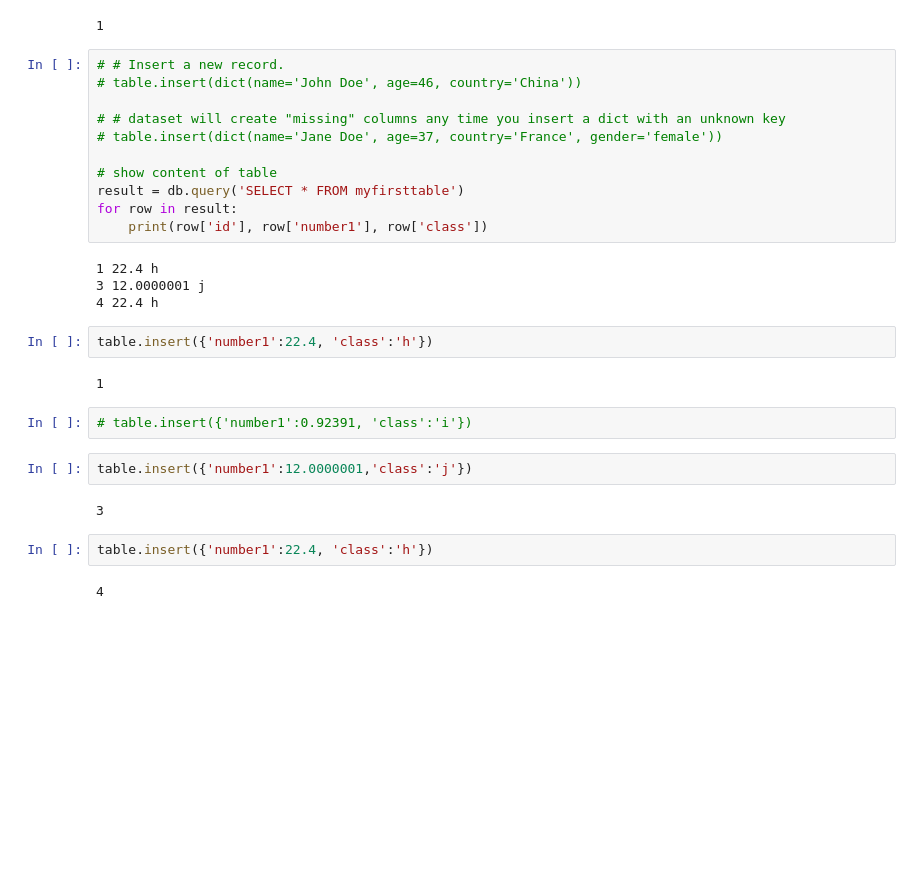
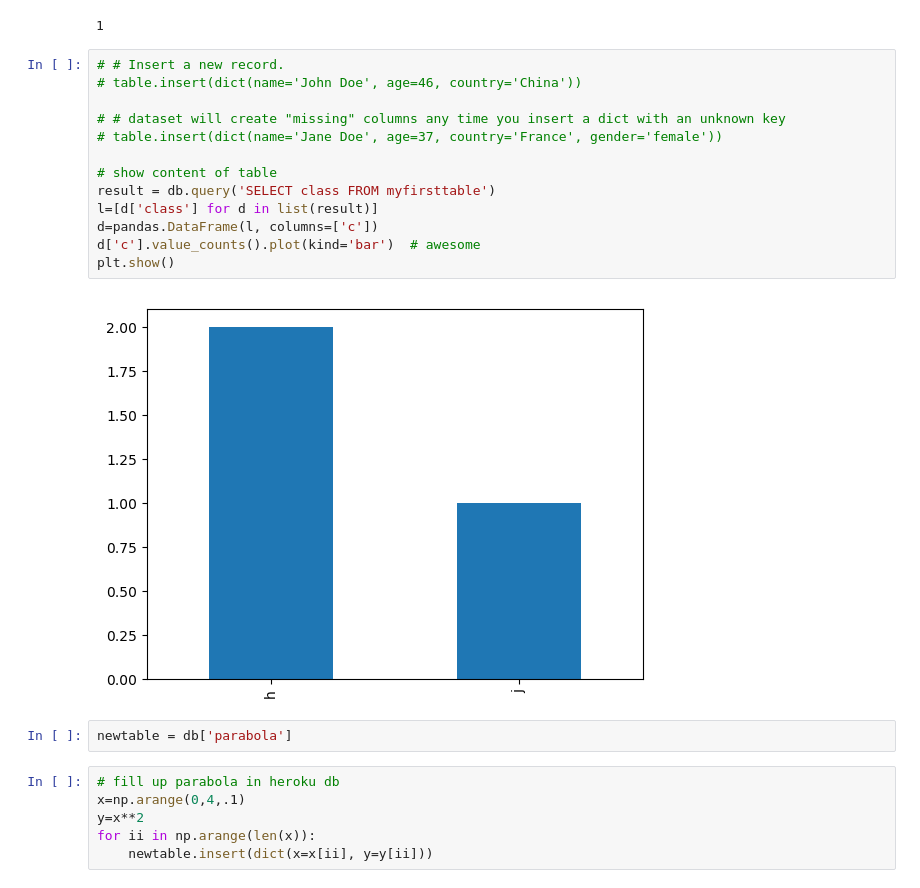
Before and after one commit to aernesto/dots-reversal-ideal-obs, a Jupyter notebook: Jupyter_1.ipynb, the cells around one changed output. Cells and saved outputs as stored; diff of their text form; blank space fills up the shorter version.

Commit message:
manage to produce histogram and curve from heroku DB

```diff
--- a/Jupyter_1.ipynb
+++ b/Jupyter_1.ipynb
@@ -800,29 +801,23 @@ print(len(db['myfirsttable']))
 # %%
 # # Insert a new record.
 # table.insert(dict(name='John Doe', age=46, country='China'))
 
 # # dataset will create "missing" columns any time you insert a dict with an unknown key
 # table.insert(dict(name='Jane Doe', age=37, country='France', gender='female'))
 
 # show content of table
-result = db.query('SELECT * FROM myfirsttable')
-for row in result:
-    print(row['id'], row['number1'], row['class'])
+result = db.query('SELECT class FROM myfirsttable')
+l=[d['class'] for d in list(result)]
+d=pandas.DataFrame(l, columns=['c'])
+d['c'].value_counts().plot(kind='bar')  # awesome
+plt.show()
 # %% [output]
-1 22.4 h
-3 12.0000001 j
-4 22.4 h
+[figure, added]
-# %%
-table.insert({'number1':22.4, 'class':'h'})
-# %% [output]
-1
-# %%
-# table.insert({'number1':0.92391, 'class':'i'})
-# %%
-table.insert({'number1':12.0000001,'class':'j'})
-# %% [output]
-3
-# %%
-table.insert({'number1':22.4, 'class':'h'})
-# %% [output]
-4
+# %%
+newtable = db['parabola']
+# %%
+# fill up parabola in heroku db
+x=np.arange(0,4,.1)
+y=x**2
+for ii in np.arange(len(x)):
+    newtable.insert(dict(x=x[ii], y=y[ii]))
```
Also changed, not shown: parts of 2 cells of this notebook.
